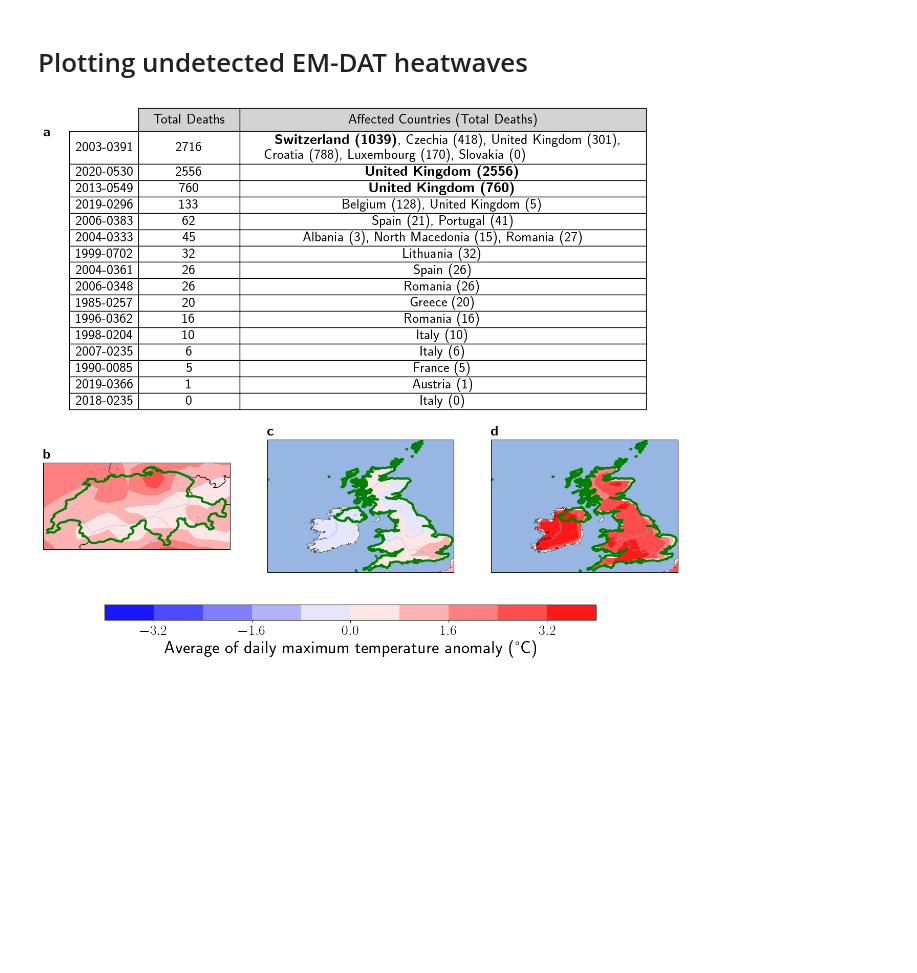
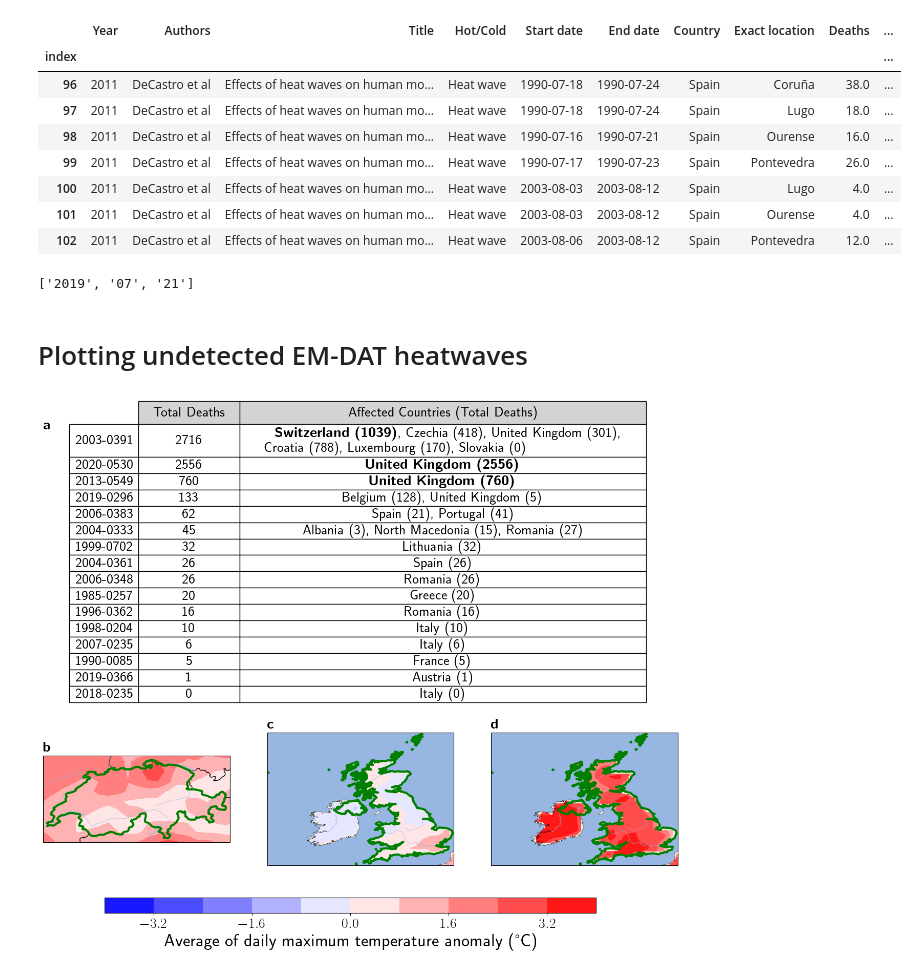
Before and after one commit to loumdt/extreme_htws_cc3d, a Jupyter notebook: Code/dev.ipynb, the cells around one changed output. Saved outputs shown, nothing was run; the diff lists cells and outputs as text; code cells hidden in the pictures; blank space fills up the shorter version.

```diff
--- a/Code/dev.ipynb
+++ b/Code/dev.ipynb
@@ -85,3 +222,19 @@ df_emdat_undetected.groupby("Country").sum()
+# %%
+sub_df_Hammond
+# %% [output]
+|  | Year | Authors | Title | Hot/Cold | Start date | End date | Country | Exact location | Deaths | ... |
+| index |  |  |  |  |  |  |  |  |  | ... |
+| 96 | 2011 | DeCastro et al | Effects of heat waves on human mo... | Heat wave | 1990-07-18 | 1990-07-24 | Spain | Coruña | 38.0 | ... |
+| 97 | 2011 | DeCastro et al | Effects of heat waves on human mo... | Heat wave | 1990-07-18 | 1990-07-24 | Spain | Lugo | 18.0 | ... |
+| 98 | 2011 | DeCastro et al | Effects of heat waves on human mo... | Heat wave | 1990-07-16 | 1990-07-21 | Spain | Ourense | 16.0 | ... |
+| 99 | 2011 | DeCastro et al | Effects of heat waves on human mo... | Heat wave | 1990-07-17 | 1990-07-23 | Spain | Pontevedra | 26.0 | ... |
+| 100 | 2011 | DeCastro et al | Effects of heat waves on human mo... | Heat wave | 2003-08-03 | 2003-08-12 | Spain | Lugo | 4.0 | ... |
+| 101 | 2011 | DeCastro et al | Effects of heat waves on human mo... | Heat wave | 2003-08-03 | 2003-08-12 | Spain | Ourense | 4.0 | ... |
+| 102 | 2011 | DeCastro et al | Effects of heat waves on human mo... | Heat wave | 2003-08-06 | 2003-08-12 | Spain | Pontevedra | 12.0 | ... |
+# %%
+datetime.strftime(df_Hammond.loc[1,"Start date"],format="%Y/%m/%d").split("/")
+# %% [output]
+['2019', '07', '21']
 # %% [markdown]
 # Plotting undetected EM-DAT heatwaves
 # %%
```
Also changed, not shown: parts of 12 cells of this notebook, 2 other files.
